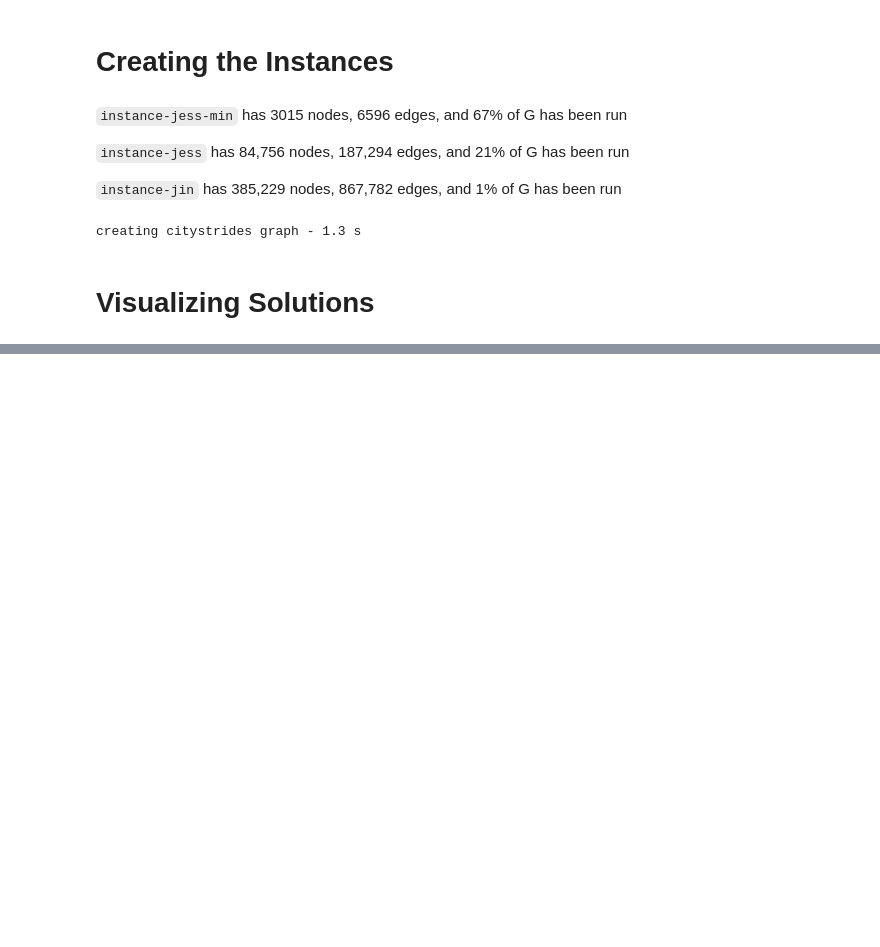
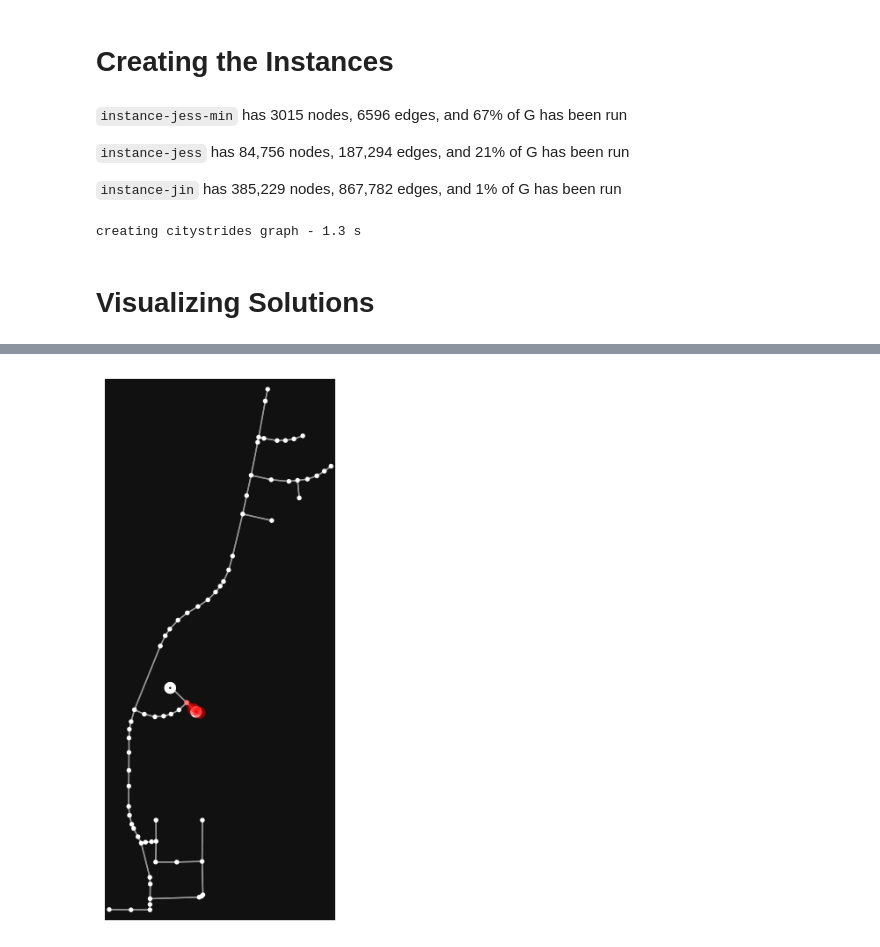
Before and after one commit to jingng/MIE1603-Project, a Jupyter notebook: StravaDataLoader.ipynb, the cells around one changed output, grey strips where cells are left out. Cells and saved outputs as stored; diff of their text form; code cells hidden in the pictures; blank space fills up the shorter version.

```diff
--- a/StravaDataLoader.ipynb
+++ b/StravaDataLoader.ipynb
@@ -628,0 +636,6 @@ True
+# %%
+fig, ax = ox.plot.plot_graph_route(
+    ox.truncate.truncate_graph_dist(G, 8581834456, 1000), route=path
+)
+# %% [output]
+[figure, added]
```
Also changed, not shown: parts of 2 cells of this notebook.
